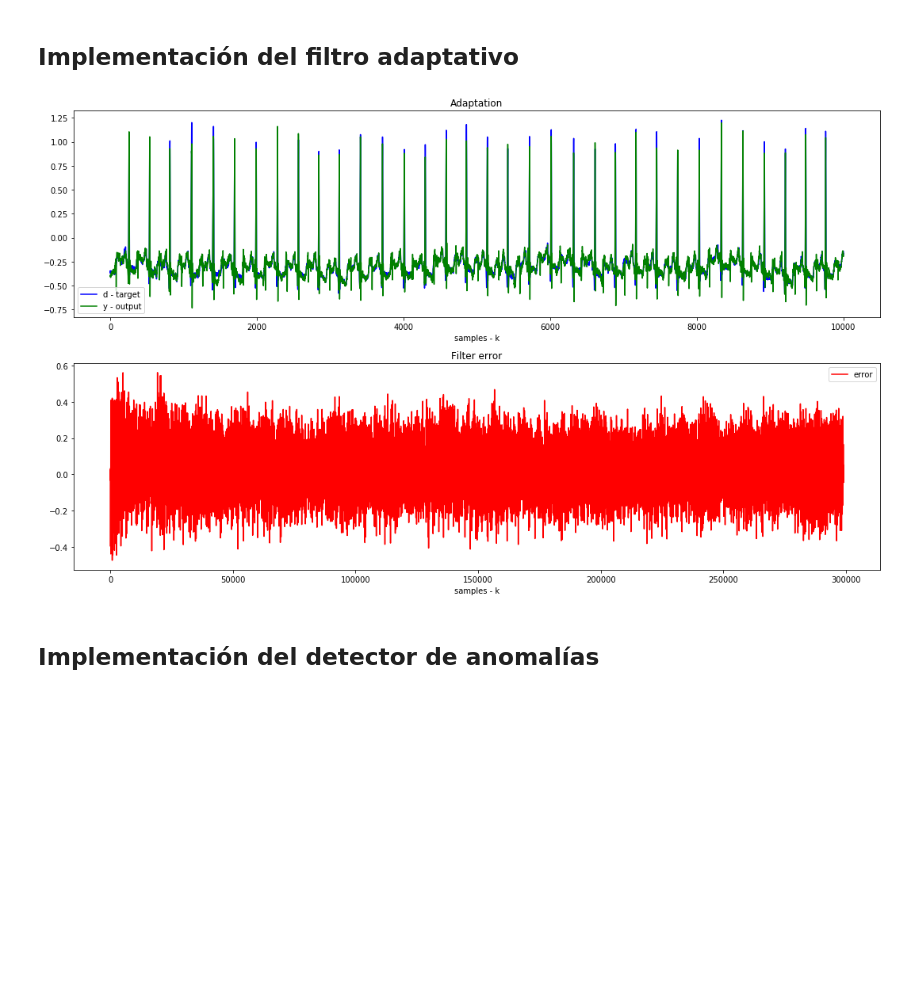
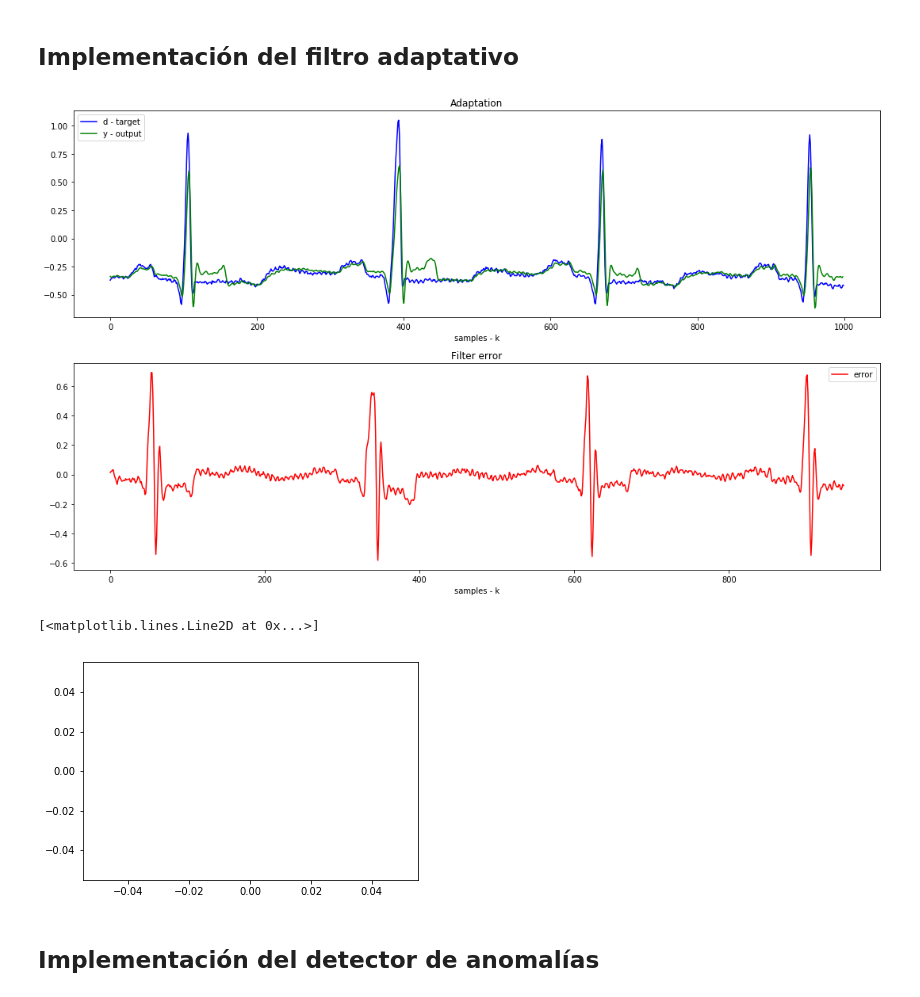
Before and after one commit to newtonis/Electrocardiogram-LMS, a Jupyter notebook: Electrocardiogram_anomalies.ipynb, the cells around one changed output. Drawn from its saved outputs; the diff is of its cells as text; code cells hidden in the pictures; blank space fills up the shorter version.

Commit message:
testing filter's convergence velocity

```diff
--- a/Electrocardiogram_anomalies.ipynb
+++ b/Electrocardiogram_anomalies.ipynb
@@ -216,27 +222,31 @@ class FilterLMS():
 def plot_signal_vs_predicted(signal, predicted, error, sampling_size):
   plt.figure(figsize=(15,9))
 
+  last_n_samples = 1000
   plt.subplot(211);plt.title("Adaptation");plt.xlabel("samples - k")
-  plt.plot(signal[sampling_size-10000:],"b", label="d - target")
-  plt.plot(predicted[sampling_size-10000:],"g", label="y - output");plt.legend()
+  plt.plot(signal[sampling_size-last_n_samples:],"b", label="d - target")
+  plt.plot(predicted[sampling_size-last_n_samples:],"g", label="y - output");plt.legend()
 
   plt.subplot(212);plt.title("Filter error");plt.xlabel("samples - k")
 #   plt.plot(10*np.log10(error**2),"r", label="e^2 - squared error [dB]");plt.legend()
-  plt.plot(error,"r", label="error");plt.legend()
+  plt.plot(error[sampling_size-last_n_samples:],"r", label="error");plt.legend()
 
   plt.tight_layout()
   plt.show()
 # %%
-filter_size = 1000
+filter_size = 50
 predictor_filter = FilterLMS(n=filter_size, w='zeros', mu=0.005)
-sampling_size = 300000
+sampling_size = 8000
 upper_signal = all_signals[list(all_signals.keys())[0]]['upper'][:sampling_size]
 y, e = predictor_filter.run(input_signal=upper_signal, desired_response=upper_signal)
 y = np.append(np.zeros(filter_size), y)
 # %%
 plot_signal_vs_predicted(signal=upper_signal, predicted=y, error=e, sampling_size=sampling_size)
+plt.plot(e[280000:281000])
 # %% [output]
-[figure, old version]
+[figure, new version]
+[<matplotlib.lines.Line2D at 0x...>]
+[figure, added]
 # %% [markdown]
 ## Implementación del detector de anomalías
 # %% [markdown]
```
Also changed, not shown: parts of 2 cells of this notebook.
